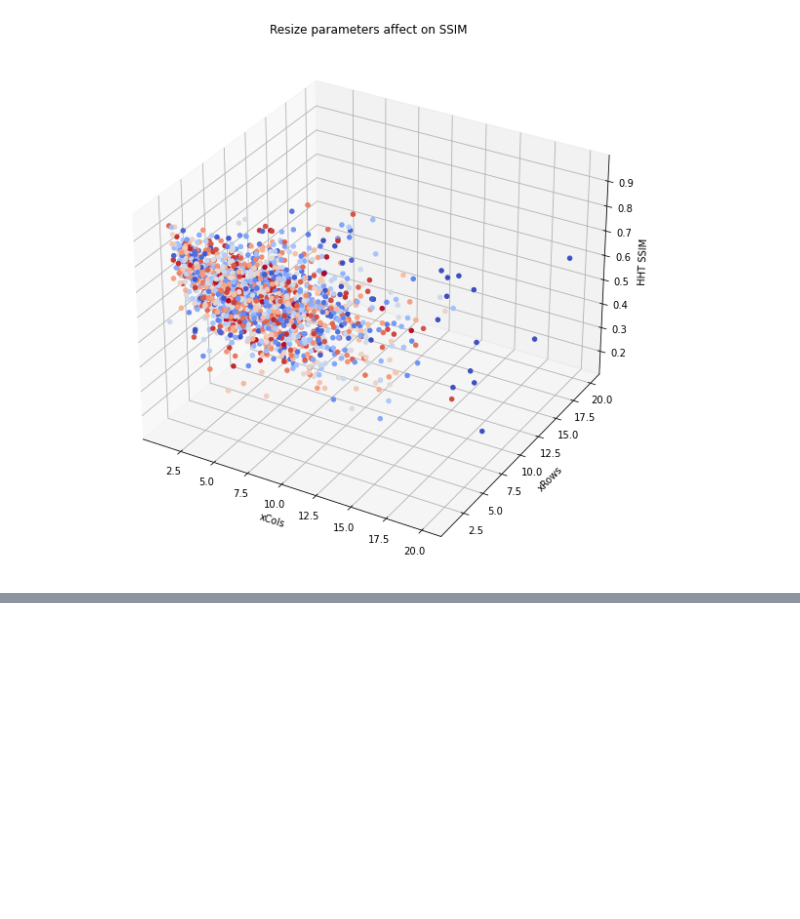
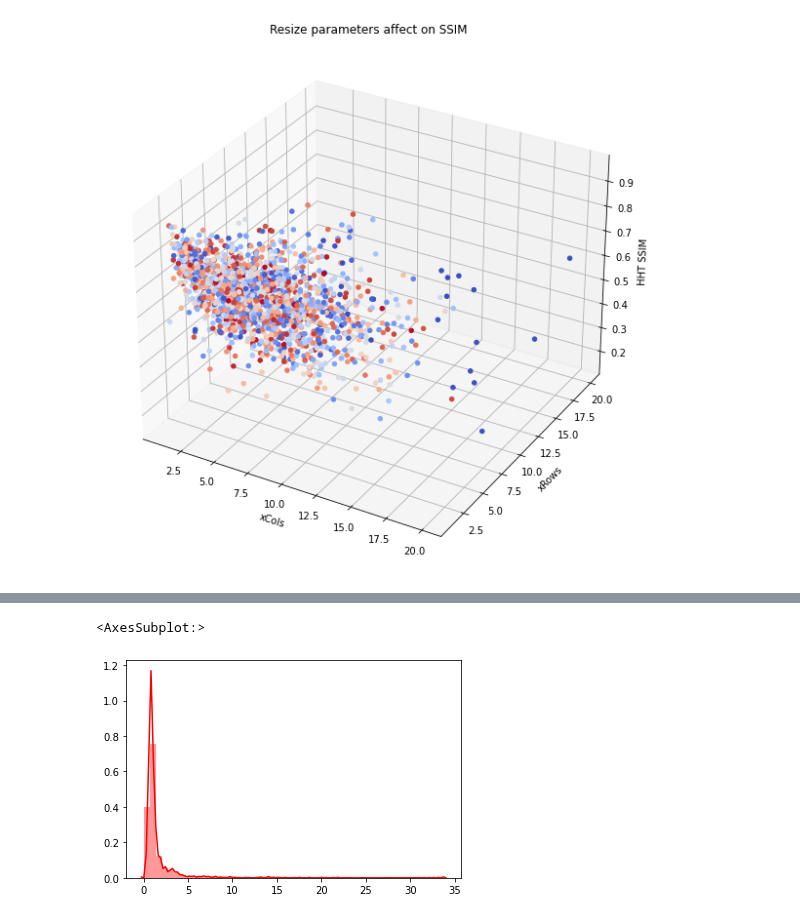
Before and after one commit to Matt88Ac/Hilbert-Huang-Transform-Super-Resolution, a Jupyter notebook: HHT_SR_Results.ipynb, the cells around one changed output, grey strips where cells are left out. Cells and saved outputs as stored; diff of their text form; code cells hidden in the pictures; blank space fills up the shorter version.

```diff
--- a/HHT_SR_Results.ipynb
+++ b/HHT_SR_Results.ipynb
@@ -91,0 +93,6 @@ ax.scatter(x, y, z, cmap='coolwarm',c=c,alpha = 1)
+# %%
+## PSNR Distance
+sns.distplot(df['Best PSNR - Value'] - df['HHT PSNR'], color='r')
+# %% [output]
+<AxesSubplot:>
+[figure, added]
```
Also changed, not shown: parts of 4 cells of this notebook.
